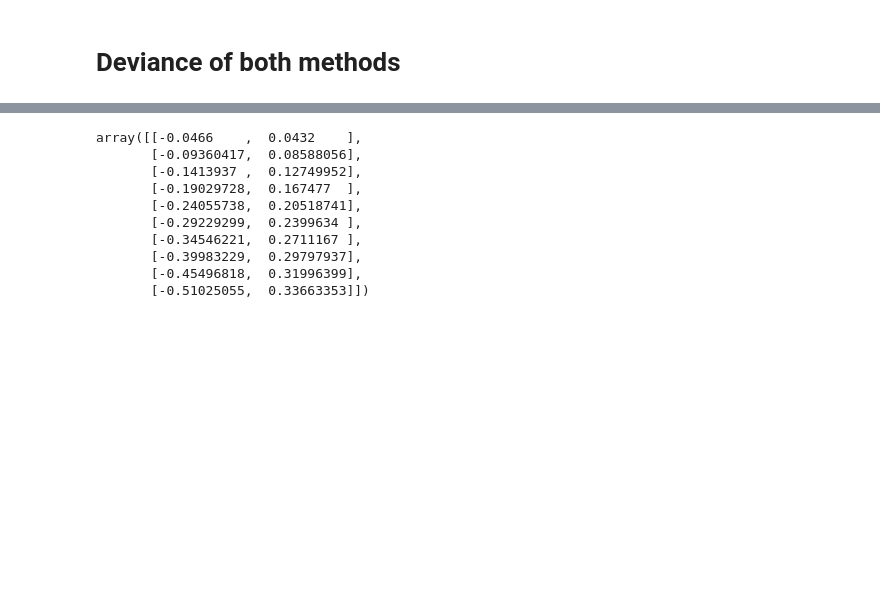
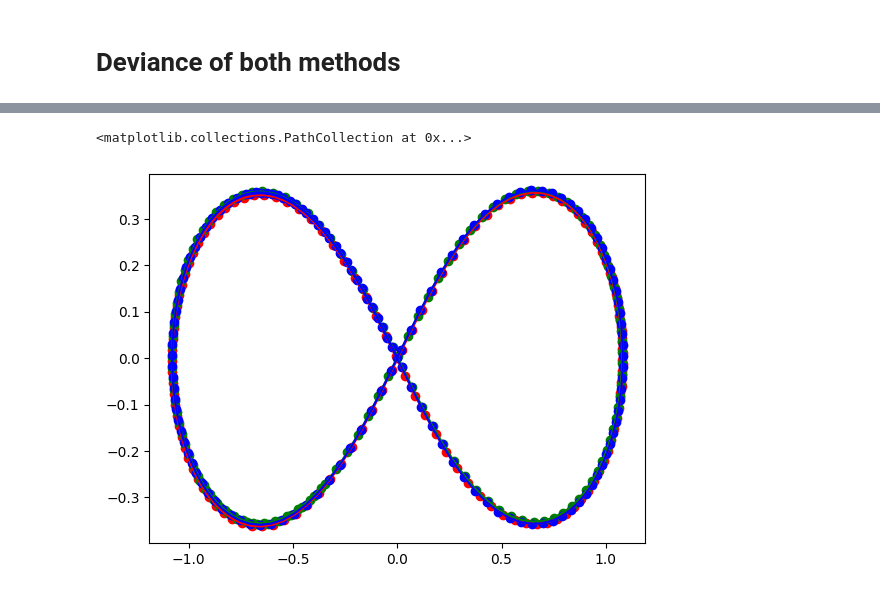
Before and after one commit to nowitskevin/CMSE202FinalProject, a Jupyter notebook: Value_Deviance.ipynb, the cells around one changed output, grey strips where cells are left out. Drawn from its saved outputs; the diff is of its cells as text; code cells hidden in the pictures; blank space fills up the shorter version.

```diff
--- a/Value_Deviance.ipynb
+++ b/Value_Deviance.ipynb
@@ -201,13 +359,10 @@ array([[-0.94366852, -0.26384057],
-# %%
-x3
-# %% [output]
-array([[-0.0466    ,  0.0432    ],
-       [-0.09360417,  0.08588056],
-       [-0.1413937 ,  0.12749952],
-       [-0.19029728,  0.167477  ],
-       [-0.24055738,  0.20518741],
-       [-0.29229299,  0.2399634 ],
-       [-0.34546221,  0.2711167 ],
-       [-0.39983229,  0.29797937],
-       [-0.45496818,  0.31996399],
-       [-0.51025055,  0.33663353]])
+# %%
+plt.plot(rk1[0:,0],rk1[0:,1], color = "r")
+plt.plot(rk2[0:,0],rk2[0:,1], color = "g")
+plt.plot(rk3[0:,0],rk3[0:,1], color = "b")
+plt.scatter(rk1[0:,0],rk1[0:,1], color = "r")
+plt.scatter(rk2[0:,0],rk2[0:,1], color = "g")
+plt.scatter(rk3[0:,0],rk3[0:,1], color = "b")
+# %% [output]
+<matplotlib.collections.PathCollection at 0x...>
+[figure, added]
```
Also changed, not shown: parts of 4 cells of this notebook, 1 other file.
